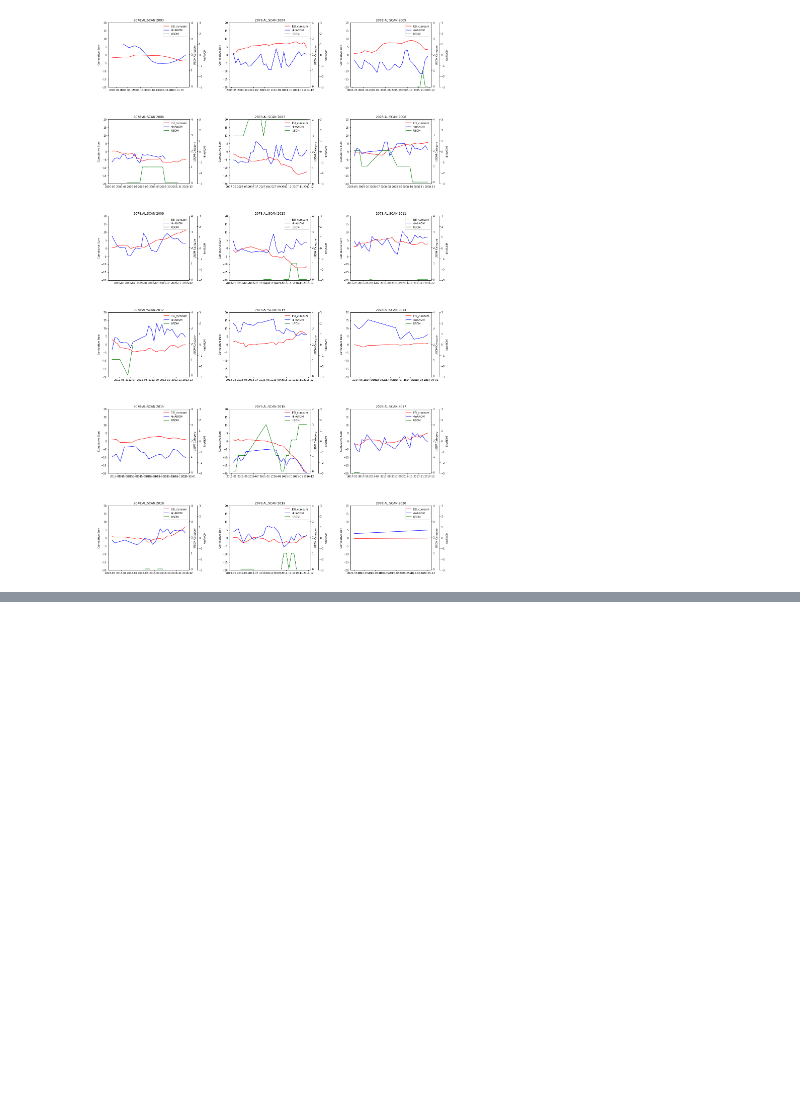
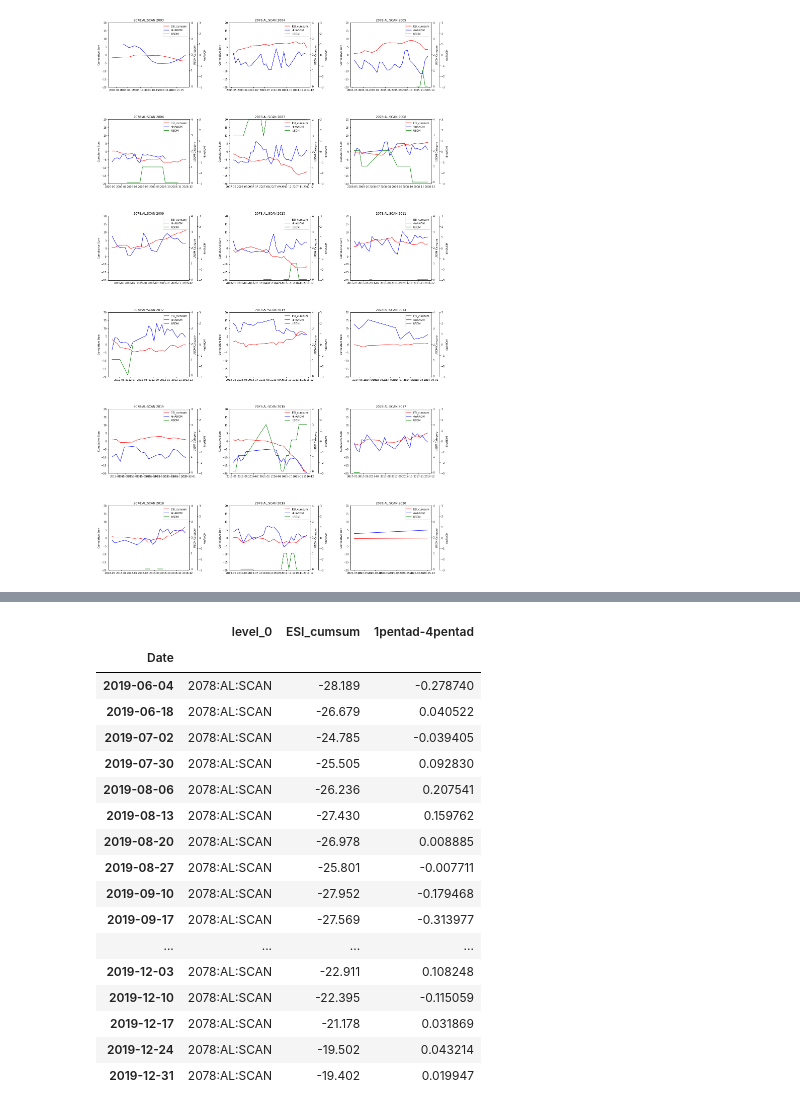
Before and after one commit to Corey4005/SCANAnalysis, a Jupyter notebook: notebooks/drought_analysis.ipynb, the cells around one changed output, grey strips where cells are left out. Cells and saved outputs as stored; diff of their text form; code cells hidden in the pictures; blank space fills up the shorter version.

```diff
--- a/notebooks/drought_analysis.ipynb
+++ b/notebooks/drought_analysis.ipynb
@@ -1199,0 +1364,21 @@ See the caveats in the documentation: https://pandas.pydata.org/pandas-docs/stab
+# %%
+test
+# %% [output]
+|  | level_0 | ESI_cumsum | 1pentad-4pentad |
+| Date |  |  |  |
+| 2019-06-04 | 2078:AL:SCAN | -28.189 | -0.278740 |
+| 2019-06-18 | 2078:AL:SCAN | -26.679 | 0.040522 |
+| 2019-07-02 | 2078:AL:SCAN | -24.785 | -0.039405 |
+| 2019-07-30 | 2078:AL:SCAN | -25.505 | 0.092830 |
+| 2019-08-06 | 2078:AL:SCAN | -26.236 | 0.207541 |
+| 2019-08-13 | 2078:AL:SCAN | -27.430 | 0.159762 |
+| 2019-08-20 | 2078:AL:SCAN | -26.978 | 0.008885 |
+| 2019-08-27 | 2078:AL:SCAN | -25.801 | -0.007711 |
+| 2019-09-10 | 2078:AL:SCAN | -27.952 | -0.179468 |
+| 2019-09-17 | 2078:AL:SCAN | -27.569 | -0.313977 |
+| ... | ... | ... | ... |
+| 2019-12-03 | 2078:AL:SCAN | -22.911 | 0.108248 |
+| 2019-12-10 | 2078:AL:SCAN | -22.395 | -0.115059 |
+| 2019-12-17 | 2078:AL:SCAN | -21.178 | 0.031869 |
+| 2019-12-24 | 2078:AL:SCAN | -19.502 | 0.043214 |
+| 2019-12-31 | 2078:AL:SCAN | -19.402 | 0.019947 |
```
Also changed, not shown: parts of 8 cells of this notebook.
